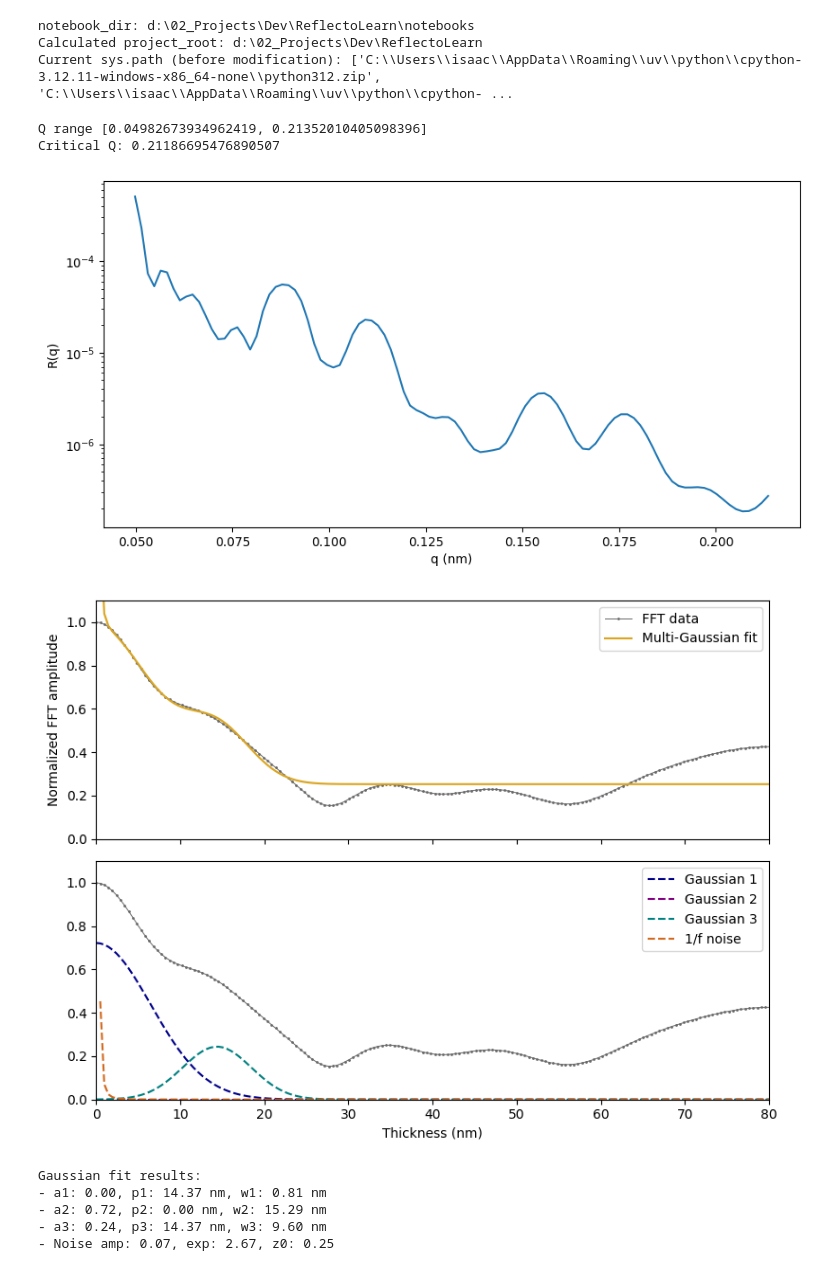
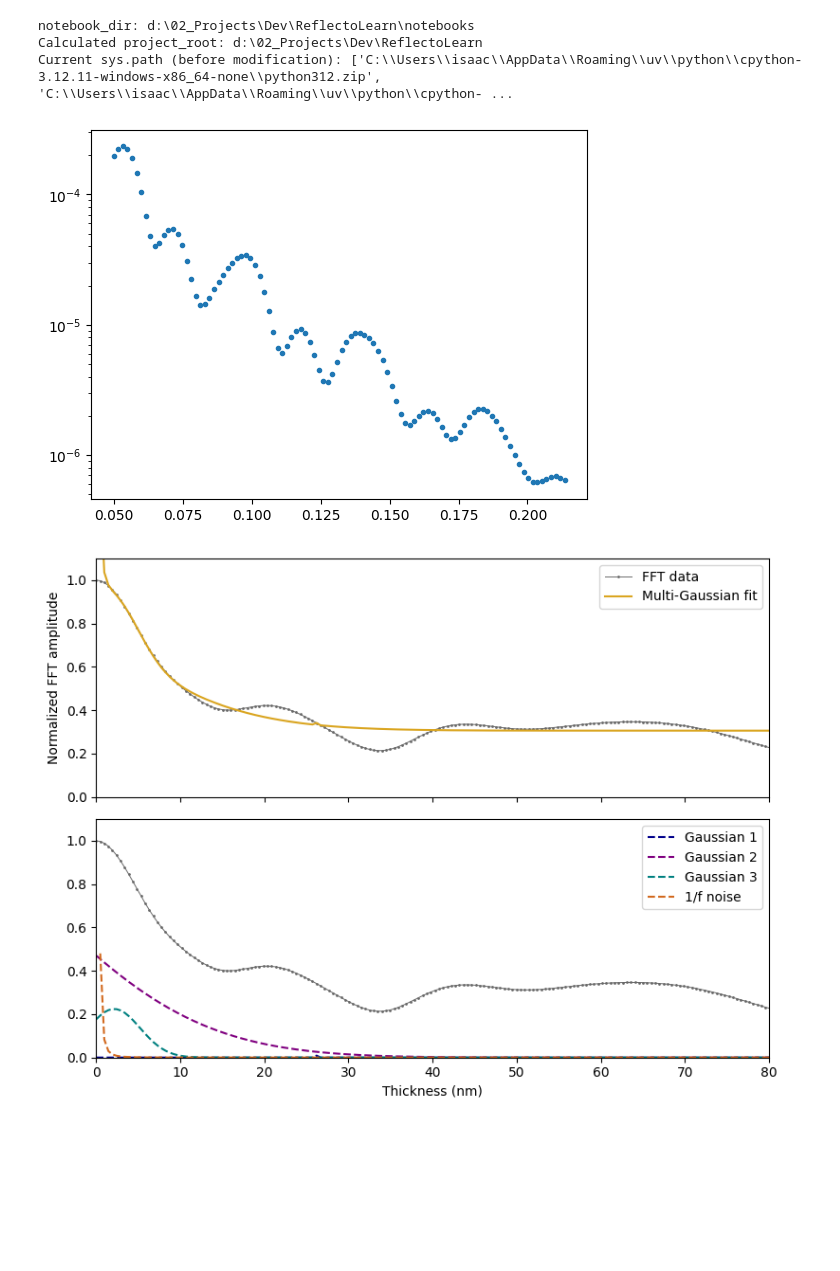
Before and after one commit to SJB7777/ReflectoLearn, a Jupyter notebook: notebooks/fitting.ipynb, the cells around one changed output. Cells and saved outputs as stored; diff of their text form; code cells hidden in the pictures; blank space fills up the shorter version.

Commit message:
Make fitting.py module

```diff
--- a/notebooks/fitting.ipynb
+++ b/notebooks/fitting.ipynb
@@ -236,41 +22,28 @@ def plot_xrr_fft(fft_x, fft_y_norm, popt_gauss3):
-# %%
-beam_energy = 8.04751
-
-tth = np.linspace(0.7, 3, 100)
-q = tth2qz_by_energy(tth, beam_energy)
-print(f"Q range [{q.min()}, {q.max()}]")
-data = make_multifilm(3, q, add_noise=False)
-dat = np.stack([q, data["R"]], axis=1)
-
-# crit_q = 0.1
-
-crit_q = estimate_qc(q, data["R"])
-print(f"Critical Q: {crit_q}")
-fft_x, fft_y_norm, popt_noise, popt_gauss3 = analyze_xrr_fft(dat, crit_q)
-
-# XRR Graph
-fig, ax = plt.subplots(1, 1, figsize=(10, 5))
-ax.plot(dat[:, 0], dat[:, 1], "", label="data")
-ax.set_yscale("log")
-ax.set_xlabel("q (nm)")
-ax.set_ylabel("R(q)")
-
-# FFT Gaussian Graph
-plot_xrr_fft(fft_x, fft_y_norm, popt_gauss3)
-
-# Gaussian fit results
-print("Gaussian fit results:")
-print(f"- a1: {popt_gauss3[0]:.2f}, p1: {popt_gauss3[6] - popt_gauss3[3]:.2f} nm, w1: {popt_gauss3[1]:.2f} nm")
-print(f"- a2: {popt_gauss3[2]:.2f}, p2: {popt_gauss3[3]:.2f} nm, w2: {popt_gauss3[4]:.2f} nm")
-print(f"- a3: {popt_gauss3[5]:.2f}, p3: {popt_gauss3[6]:.2f} nm, w3: {popt_gauss3[7]:.2f} nm")
-print(f"- Noise amp: {popt_gauss3[8]:.2f}, exp: {popt_gauss3[9]:.2f}, z0: {popt_gauss3[10]:.2f}")
-# %% [output]
-Q range [0.04982673934962419, 0.21352010405098396]
-Critical Q: 0.21186695476890507
-[figure, removed]
-[figure, removed]
-Gaussian fit results:
-- a1: 0.00, p1: 14.37 nm, w1: 0.81 nm
-- a2: 0.72, p2: 0.00 nm, w2: 15.29 nm
-- a3: 0.24, p3: 14.37 nm, w3: 9.60 nm
-- Noise amp: 0.07, exp: 2.67, z0: 0.25
+# %%
+import numpy as np
+import matplotlib.pyplot as plt
+
+from reflectolearn.data_processing.simulate import make_multifilm
+from reflectolearn.data_processing.fitting import (
+    tth2qz_by_energy, estimate_qc, analyze_xrr_fft, plot_xrr_fft
+)
+
+beam_energy = 8.04751
+tth = np.linspace(0.7, 3, 100)
+q = tth2qz_by_energy(tth, beam_energy)
+
+data = make_multifilm(3, q, add_noise=False)
+dat = np.stack([q, data["R"]], axis=1)
+
+crit_q = estimate_qc(q, data["R"])
+fft_x, fft_y_norm, popt_noise, popt_gauss3 = analyze_xrr_fft(dat, crit_q)
+
+# Plot results
+plt.plot(dat[:,0], dat[:,1], ".")
+plt.yscale("log")
+plt.show()
+
+plot_xrr_fft(fft_x, fft_y_norm, popt_gauss3)
+# %% [output]
+[figure, added]
+[figure, added]
```
Also changed, not shown: parts of 3 cells of this notebook, 1 other file.
